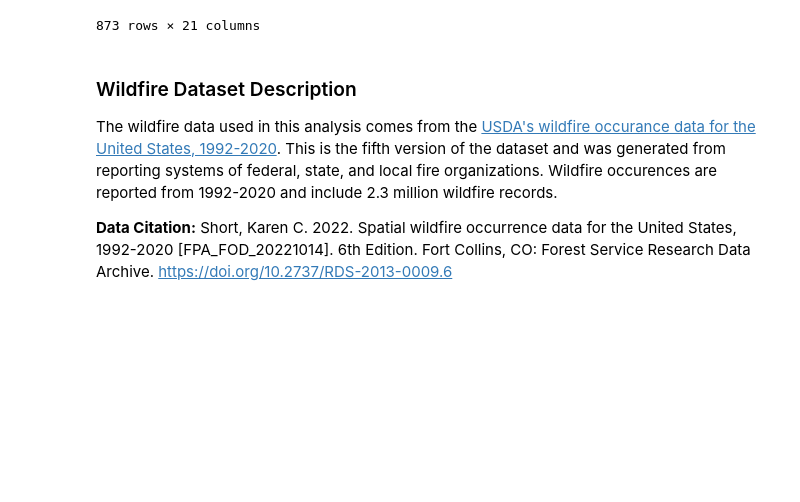
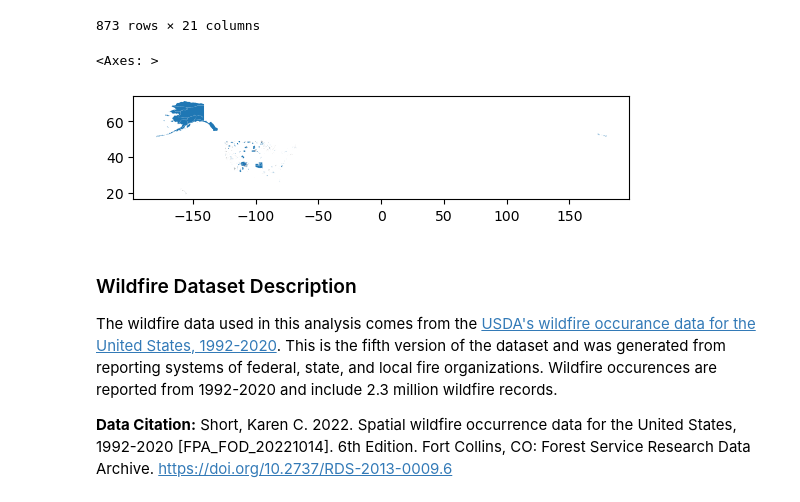
Before and after one commit to ellenalamont17/ellenalamont17.github.io, a Jupyter notebook: notebook/nbd_fire-location.ipynb, the cells around one changed output. Saved outputs shown, nothing was run; the diff lists cells and outputs as text; code cells hidden in the pictures; blank space fills up the shorter version.

Commit message:
test plot

```diff
--- a/notebook/nbd_fire-location.ipynb
+++ b/notebook/nbd_fire-location.ipynb
@@ -70,7 +70,10 @@ nbd_naa_gdf
 # %%
 # Test plot to demonstrate successful import of data
 
-# wbd_hu2_gdf.plot()
+nbd_naa_gdf.plot()
+# %% [output]
+<Axes: >
+[figure, added]
 # %% [markdown]
 ### Wildfire Dataset Description
 
```
